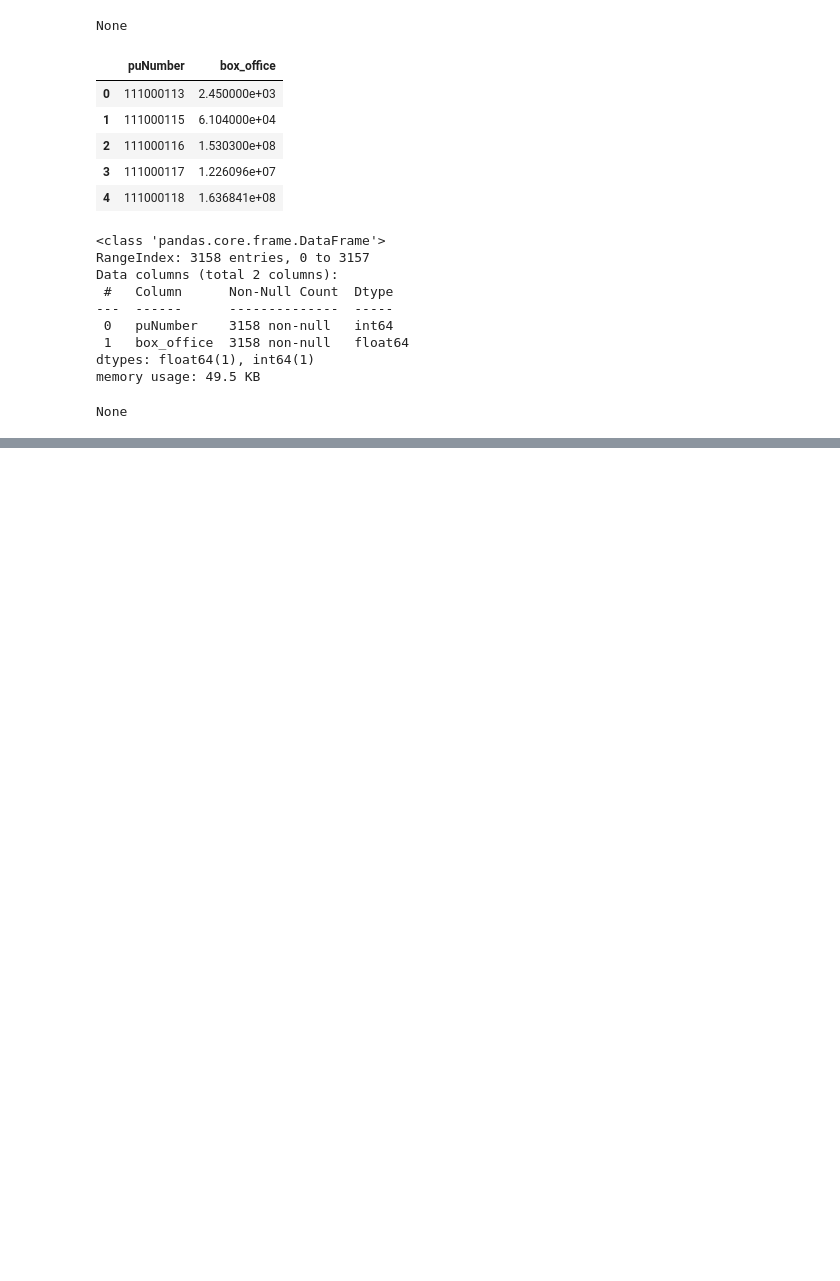
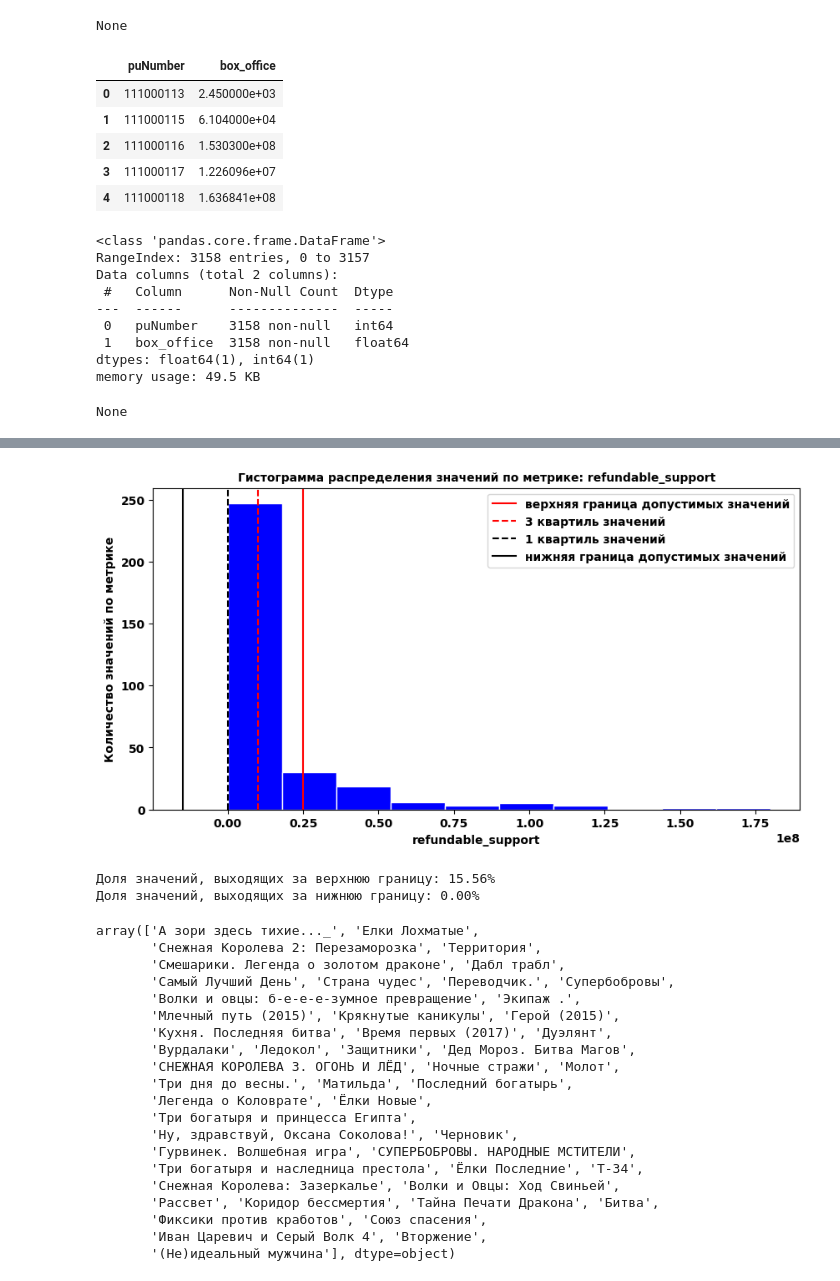
Before and after one commit to MrKostas/YandexPractikum_projects, a Jupyter notebook: notebooks/FourthPetProject_MainProject1.ipynb, the cells around one changed output, grey strips where cells are left out. Cells and saved outputs as stored; diff of their text form; code cells hidden in the pictures; blank space fills up the shorter version.

```diff
--- a/notebooks/FourthPetProject_MainProject1.ipynb
+++ b/notebooks/FourthPetProject_MainProject1.ipynb
@@ -120,0 +484,27 @@ None
+# %%
+# построение гистограммы распределения значений возвратных средств
+histogram_plotting(state_movies, 'refundable_support', 10, 10, 5)
+# %% [output]
+[figure, added]
+Доля значений, выходящих за верхнюю границу: 15.56%
+Доля значений, выходящих за нижнюю границу: 0.00%
+array(['А зори здесь тихие..._', 'Елки Лохматые',
+       'Снежная Королева 2: Перезаморозка', 'Территория',
+       'Смешарики. Легенда о золотом драконе', 'Дабл трабл',
+       'Самый Лучший День', 'Страна чудес', 'Переводчик.', 'Супербобровы',
+       'Волки и овцы: б-е-е-е-зумное превращение', 'Экипаж .',
+       'Млечный путь (2015)', 'Крякнутые каникулы', 'Герой (2015)',
+       'Кухня. Последняя битва', 'Время первых (2017)', 'Дуэлянт',
+       'Вурдалаки', 'Ледокол', 'Защитники', 'Дед Мороз. Битва Магов',
+       'СНЕЖНАЯ КОРОЛЕВА 3. ОГОНЬ И ЛЁД', 'Ночные стражи', 'Молот',
+       'Три дня до весны.', 'Матильда', 'Последний богатырь',
+       'Легенда о Коловрате', 'Ёлки Новые',
+       'Три богатыря и принцесса Египта',
+       'Ну, здравствуй, Оксана Соколова!', 'Черновик',
+       'Гурвинек. Волшебная игра', 'СУПЕРБОБРОВЫ. НАРОДНЫЕ МСТИТЕЛИ',
+       'Три богатыря и наследница престола', 'Ёлки Последние', 'Т-34',
+       'Снежная Королева: Зазеркалье', 'Волки и Овцы: Ход Свиньей',
+       'Рассвет', 'Коридор бессмертия', 'Тайна Печати Дракона', 'Битва',
+       'Фиксики против кработов', 'Союз спасения',
+       'Иван Царевич и Серый Волк 4', 'Вторжение',
+       '(Не)идеальный мужчина'], dtype=object)
```
Also changed, not shown: parts of 43 cells of this notebook.
